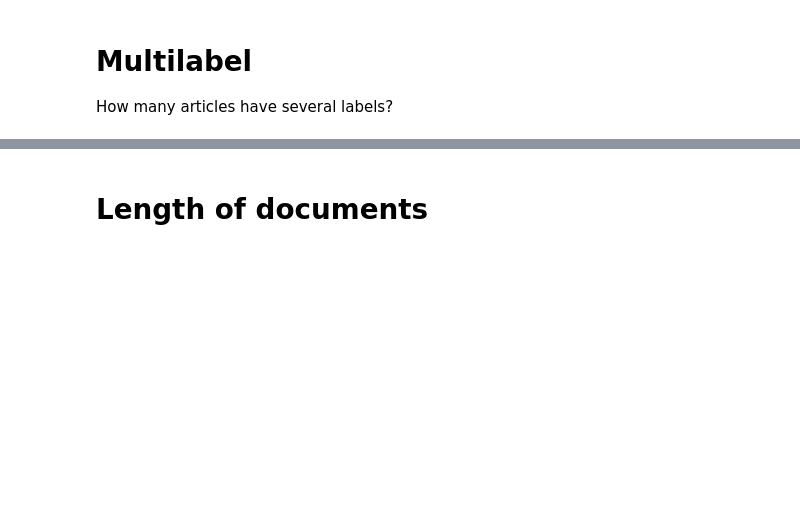
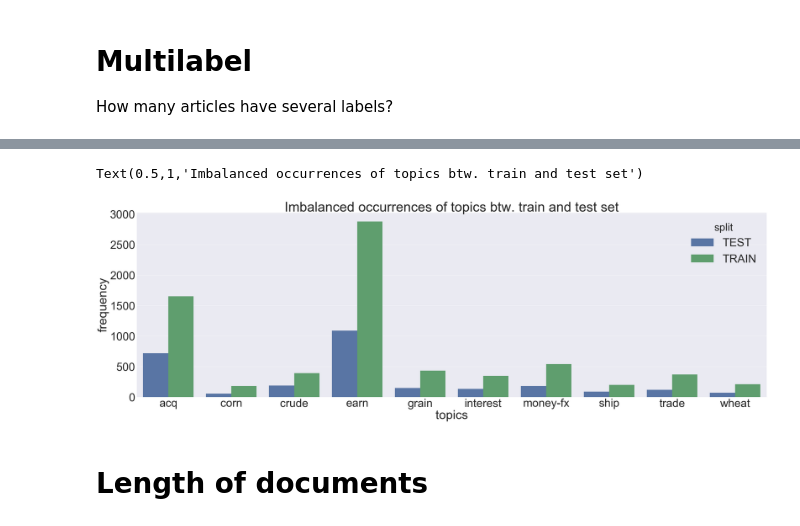
Before and after one commit to tinawenzel/json-reuters-21578, a Jupyter notebook: topic_analysis.ipynb, the cells around one changed output, grey strips where cells are left out. Drawn from its saved outputs; the diff is of its cells as text; code cells hidden in the pictures; blank space fills up the shorter version.

```diff
--- a/topic_analysis.ipynb
+++ b/topic_analysis.ipynb
@@ -147,3 +168,29 @@ docs_df = pd.concat([docs_df, attr], axis=1, join_axes=[docs_df.index]).fillna(0
+# %%
+# Imbalances: Check whether the same labels occur equally often in train and test
+topiclist= cat_df.columns.tolist()
+topiclist.extend(['lewissplit'])
+data_to_plot = docs_df[topiclist][docs_df['lewissplit']!='NOT-USED']
+data_to_plot = data_to_plot.groupby('lewissplit').sum().transpose()
+
+# Creating a list of biggest categories to plot how imbalanced their frequencies are btw. test and train
+all_cats = data_to_plot[data_to_plot.TEST>data_to_plot.TEST.mean()+(0.5*data_to_plot.TEST.std())].index.tolist()
+train_cats = data_to_plot[data_to_plot.TRAIN>data_to_plot.TRAIN.mean()+(0.5*data_to_plot.TEST.std())].index.tolist()
+all_cats.extend(train_cats)
+
+# subset on selected categories and melt df for plotting
+data_to_plot = data_to_plot[data_to_plot.index.isin(all_cats)]
+data_to_plot['topics'] = data_to_plot.index
+data_to_plot = pd.melt(data_to_plot, id_vars="topics", var_name="split", value_name="frequency")
+# %%
+sns.set(rc={'figure.figsize':(50,15)})
+sns.set(font_scale = 5)
+sns.barplot(x="topics",
+            y="frequency",
+            hue="split",
+            data=data_to_plot).set_title("Imbalanced occurrences of topics btw. train and test set")
+# %% [output]
+Text(0.5,1,'Imbalanced occurrences of topics btw. train and test set')
+[figure, added]
 # %% [markdown]
 # Length of documents
 # %%
```
Also changed, not shown: parts of 36 cells of this notebook.
